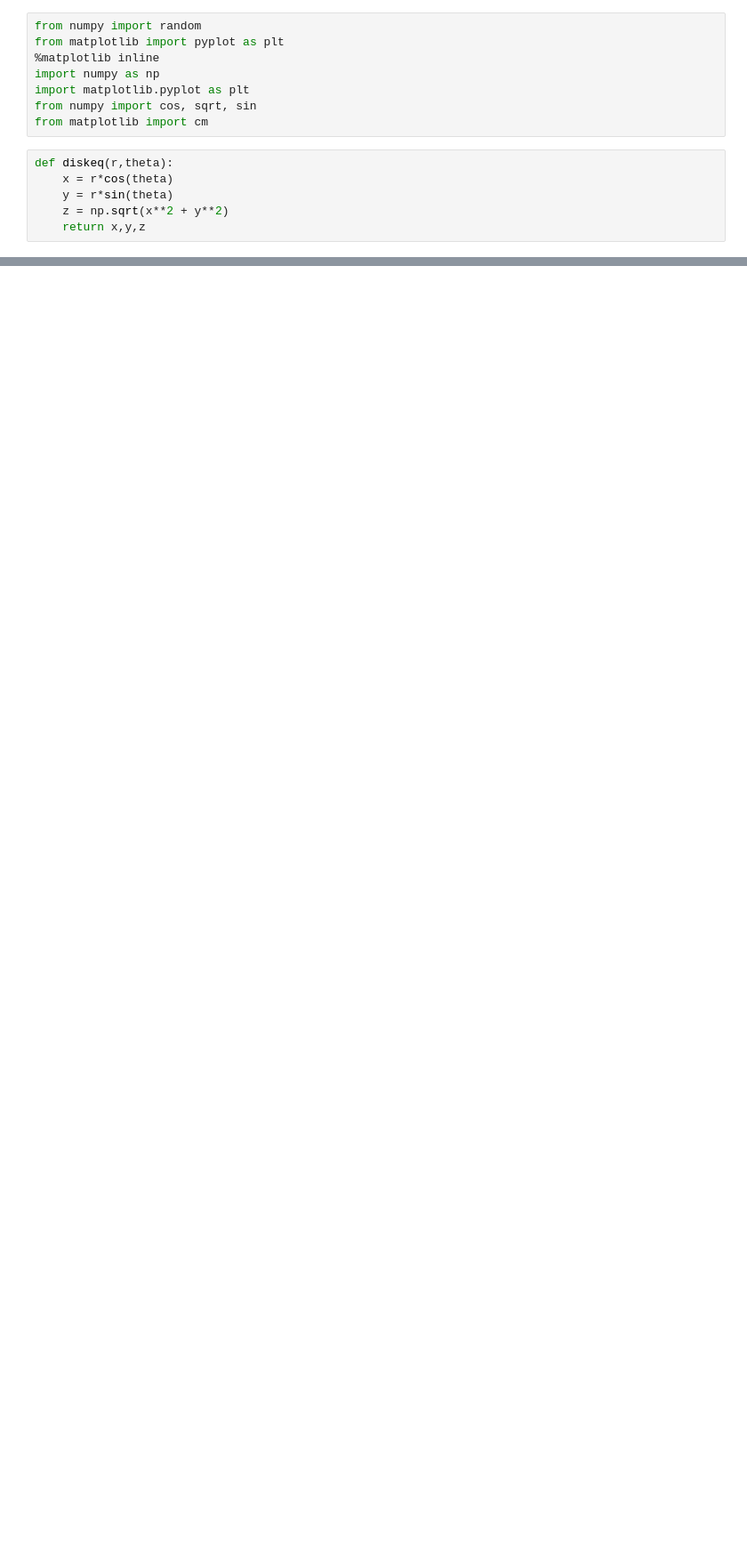
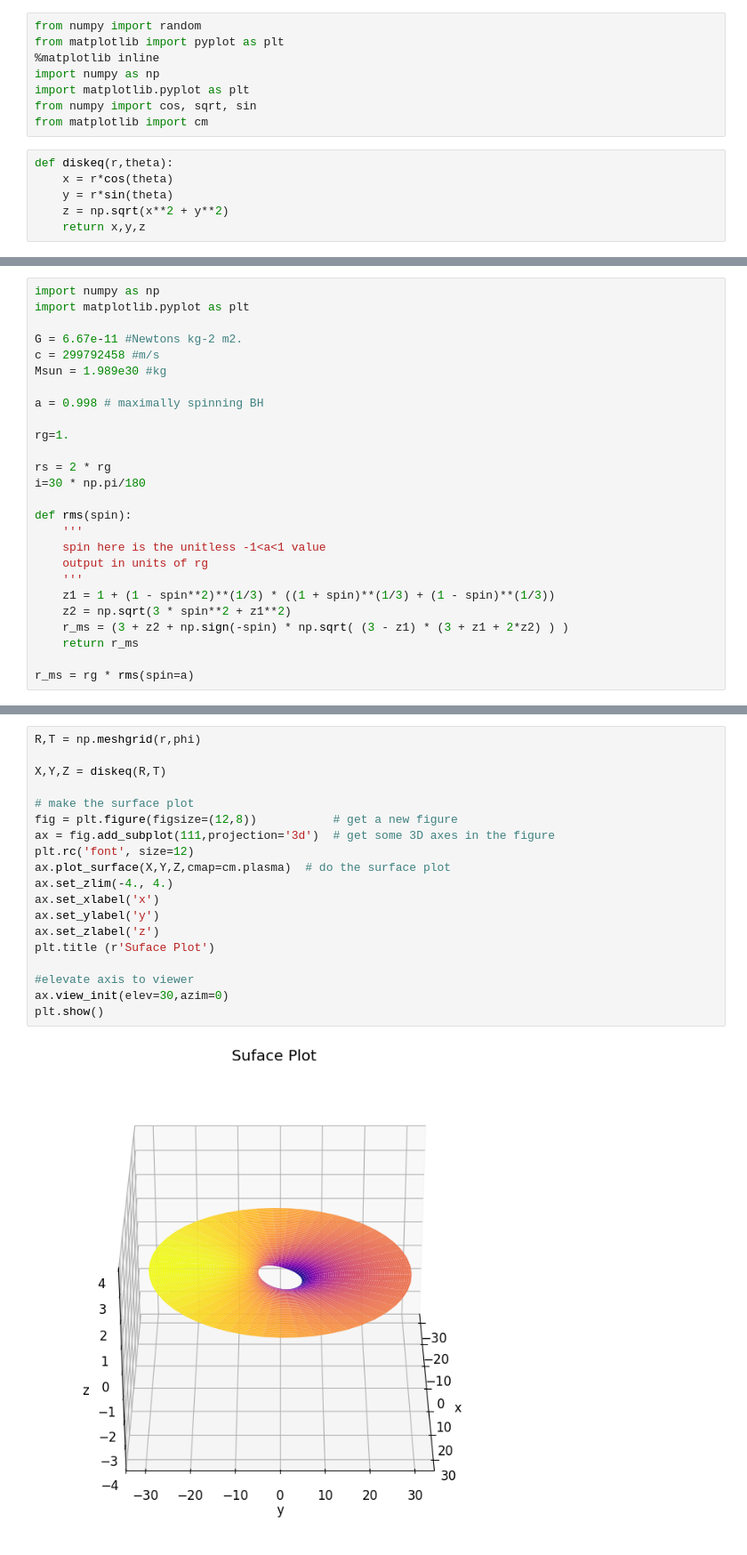
Before and after one commit to celluar/RADX, a Jupyter notebook: RADX/disk-plotexample.ipynb, the cells around one changed output, grey strips where cells are left out. Shown: that part at 89% size. Saved outputs shown, nothing was run; the diff lists cells and outputs as text; blank space fills up the shorter version.

```diff
--- a/RADX/disk-plotexample.ipynb
+++ b/RADX/disk-plotexample.ipynb
@@ -63,0 +64,26 @@ plt.show()
+# %%
+import numpy as np
+import matplotlib.pyplot as plt
+
+G = 6.67e-11 #Newtons kg-2 m2.
+c = 299792458 #m/s
+Msun = 1.989e30 #kg
+
+a = 0.998 # maximally spinning BH
+
+rg=1.
+
+rs = 2 * rg
+i=30 * np.pi/180
+
+def rms(spin):
+    '''
+    spin here is the unitless -1<a<1 value
+    output in units of rg
+    '''
+    z1 = 1 + (1 - spin**2)**(1/3) * ((1 + spin)**(1/3) + (1 - spin)**(1/3))
+    z2 = np.sqrt(3 * spin**2 + z1**2)
+    r_ms = (3 + z2 + np.sign(-spin) * np.sqrt( (3 - z1) * (3 + z1 + 2*z2) ) )
+    return r_ms
+
+r_ms = rg * rms(spin=a)
@@ -63,0 +118,21 @@ plt.show()
+# %%
+R,T = np.meshgrid(r,phi)
+
+X,Y,Z = diskeq(R,T)
+
+# make the surface plot
+fig = plt.figure(figsize=(12,8))           # get a new figure
+ax = fig.add_subplot(111,projection='3d')  # get some 3D axes in the figure
+plt.rc('font', size=12)
+ax.plot_surface(X,Y,Z,cmap=cm.plasma)  # do the surface plot
+ax.set_zlim(-4., 4.)
+ax.set_xlabel('x')
+ax.set_ylabel('y')
+ax.set_zlabel('z')
+plt.title (r'Suface Plot')
+
+#elevate axis to viewer
+ax.view_init(elev=30,azim=0)
+plt.show()
+# %% [output]
+[figure, added]
```
Also changed, not shown: parts of 3 cells of this notebook, 4 other files.
